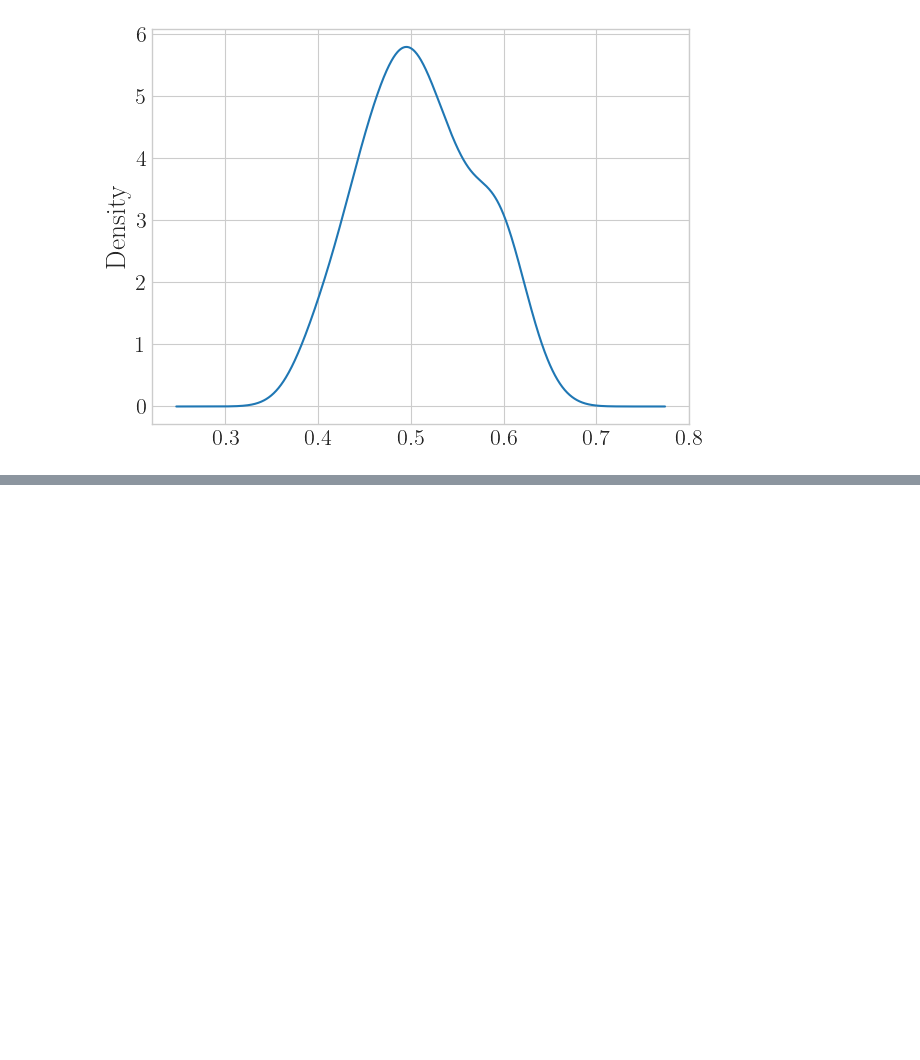
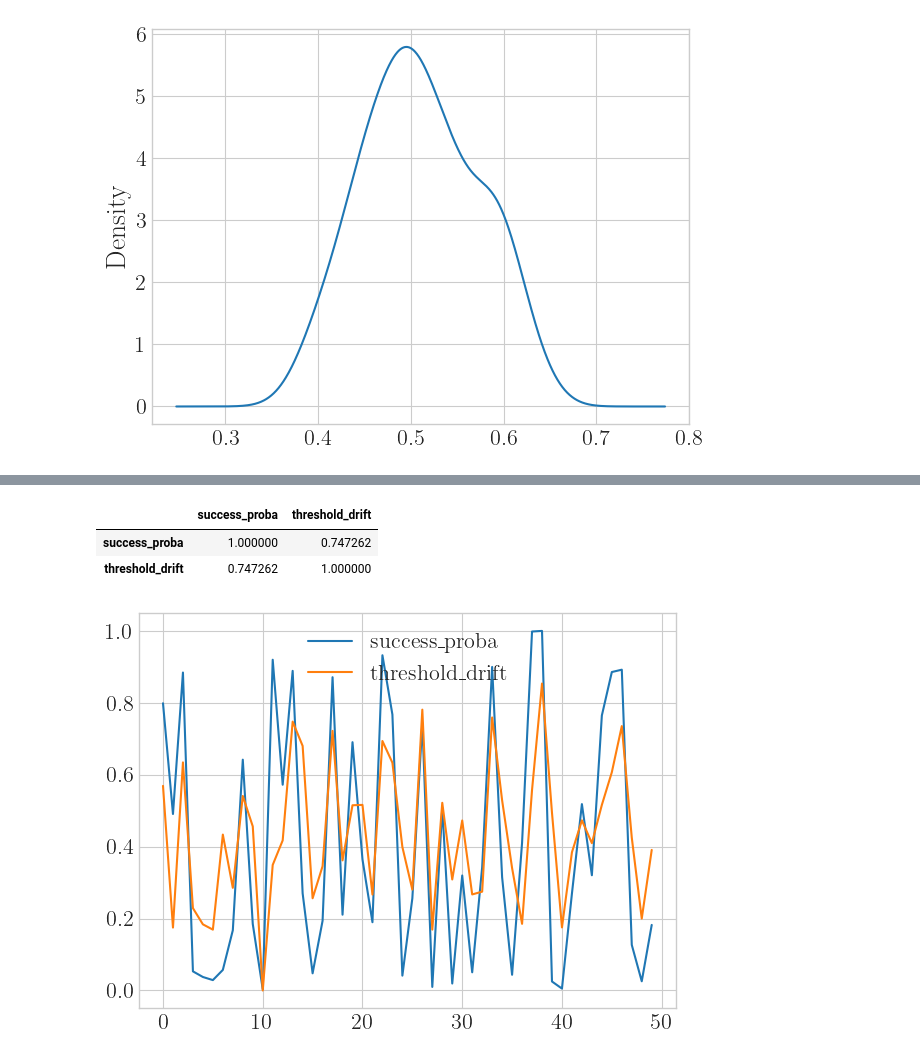
Before and after one commit to joaopfonseca/recourse-over-time, a Jupyter notebook: notebooks/1.2-bank-loan-env3.ipynb, the cells around one changed output, grey strips where cells are left out. Drawn from its saved outputs; the diff is of its cells as text; code cells hidden in the pictures; blank space fills up the shorter version.

```diff
--- a/notebooks/1.2-bank-loan-env3.ipynb
+++ b/notebooks/1.2-bank-loan-env3.ipynb
@@ -106,0 +106,3 @@ array([ 7.64252856e-03,  3.95600916e-02,  2.95277664e-02,  5.12479358e-02,
+# %%
+steps_info = environment.steps_info()
+steps_info.tail(10)
@@ -106,0 +121,17 @@ array([ 7.64252856e-03,  3.95600916e-02,  2.95277664e-02,  5.12479358e-02,
+# %%
+predictions = pd.concat(
+    [
+        steps_info.success_proba.iloc[:-1].reset_index(drop=True),
+        steps_info.threshold_drift.iloc[1:].reset_index(drop=True) * -1,
+    ],
+    axis=1,
+).astype(float)
+((predictions - predictions.min()) / (predictions.max() - predictions.min())).iloc[
+    :50
+].plot.line()
+predictions.corr()
+# %% [output]
+|  | success_proba | threshold_drift |
+| success_proba | 1.000000 | 0.747262 |
+| threshold_drift | 0.747262 | 1.000000 |
+[figure, added]
```
Also changed, not shown: parts of 10 cells of this notebook, 1 other file.
